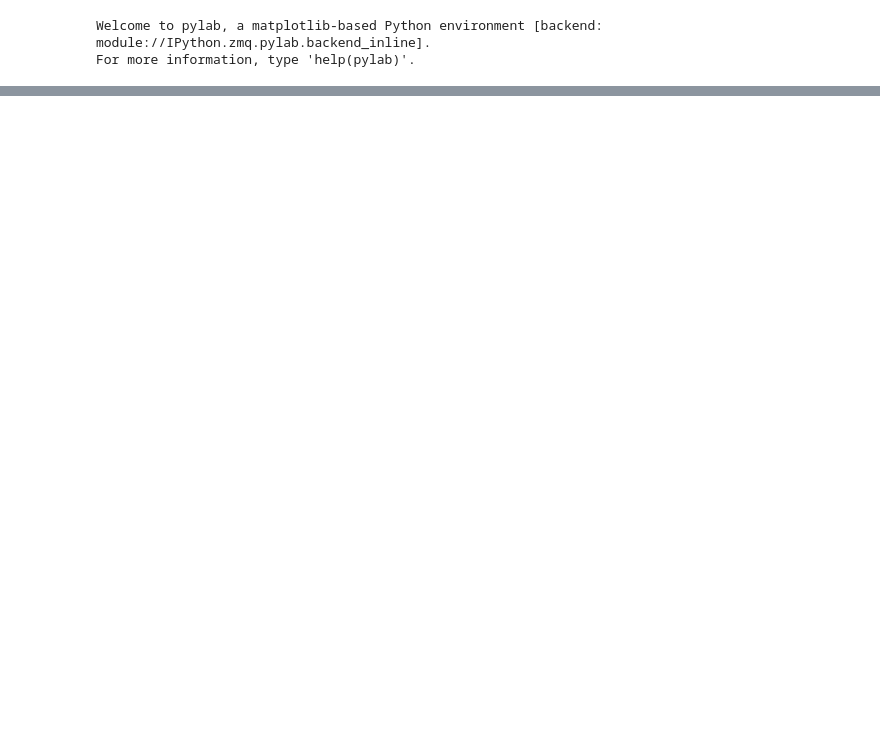
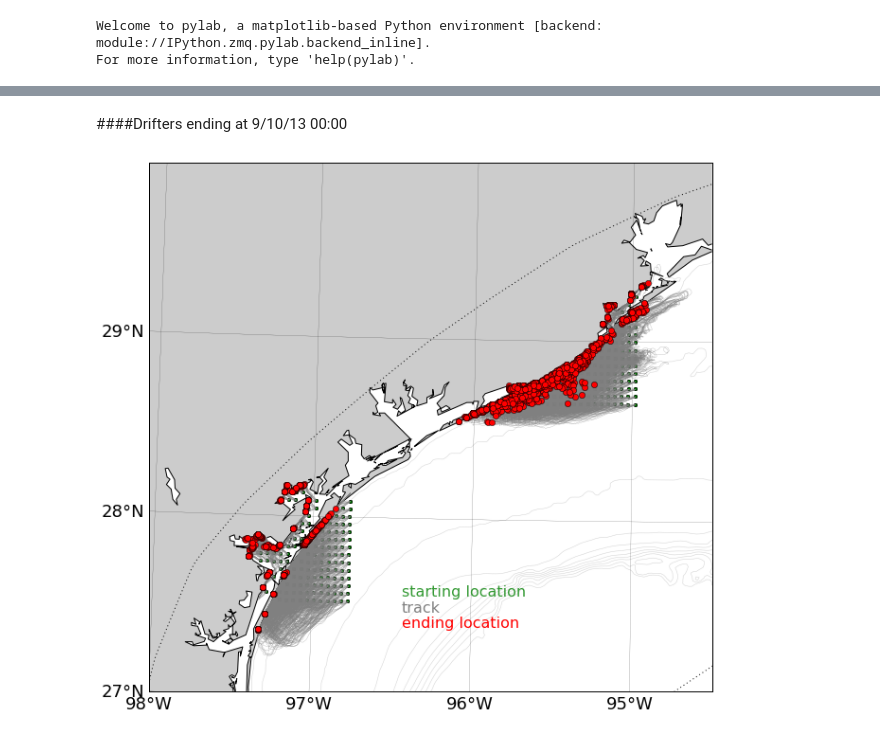
Before and after one commit to kthyng/hab, a Jupyter notebook: HABforecast.ipynb, the cells around one changed output, grey strips where cells are left out. Drawn from its saved outputs; the diff is of its cells as text; code cells hidden in the pictures; blank space fills up the shorter version.

```diff
--- a/HABforecast.ipynb
+++ b/HABforecast.ipynb
@@ -17,0 +28,21 @@ Some random noise will be added to the fluxes of the drifters in order to approx
+# %%
+import netCDF4 as netCDF
+import tracpy
+import glob
+import numpy as np
+
+loc = 'OUT/'
+# Overall plot
+hgrid = tracpy.inout.readgrid(loc, llcrnrlat=27, urcrnrlat=30, llcrnrlon=-98, urcrnrlon=-94.5)
+fig = figure(figsize=(11,10))
+Files = glob.glob('tracks/forecast/*.nc')
+Files.sort()
+lonp = np.ones((238*18,451))*np.nan
+latp = np.ones((238*18,451))*np.nan
+for i,File in enumerate(Files):
+    d = netCDF.Dataset(File)
+    # lonp and latp are different sizes each simulation
+    lonp[i*238:i*238+238,0:d.variables['tp'][:].size-31] = d.variables['lonp'][:,:-31]
+    latp[i*238:i*238+238,0:d.variables['tp'][:].size-31] = d.variables['latp'][:,:-31]
+    d.close()
+tracpy.plotting.tracks(lonp, latp, 'forecast/overall_2013-09-09-00', grid=hgrid, fig=fig)
@@ -17,0 +56,15 @@ Some random noise will be added to the fluxes of the drifters in order to approx
+# %% [markdown]
+####Drifters ending at 9/10/13 00:00
+# %%
+lonp = np.ones((238*18,451))*np.nan
+latp = np.ones((238*18,451))*np.nan
+for i,File in enumerate(Files):
+    d = netCDF.Dataset(File)
+    # lonp and latp are different sizes each simulation
+    lonp[i*238:i*238+238,0:d.variables['tp'][:].size] = d.variables['lonp'][:]
+    latp[i*238:i*238+238,0:d.variables['tp'][:].size] = d.variables['latp'][:]
+    d.close()
+fig = figure(figsize=(11,10))
+tracpy.plotting.tracks(lonp, latp, 'forecast/overall_2013-09-10-00', grid=hgrid, fig=fig)
+# %% [output]
+[figure, added]
```
Also changed, not shown: parts of 4 cells of this notebook, 2 other files.
